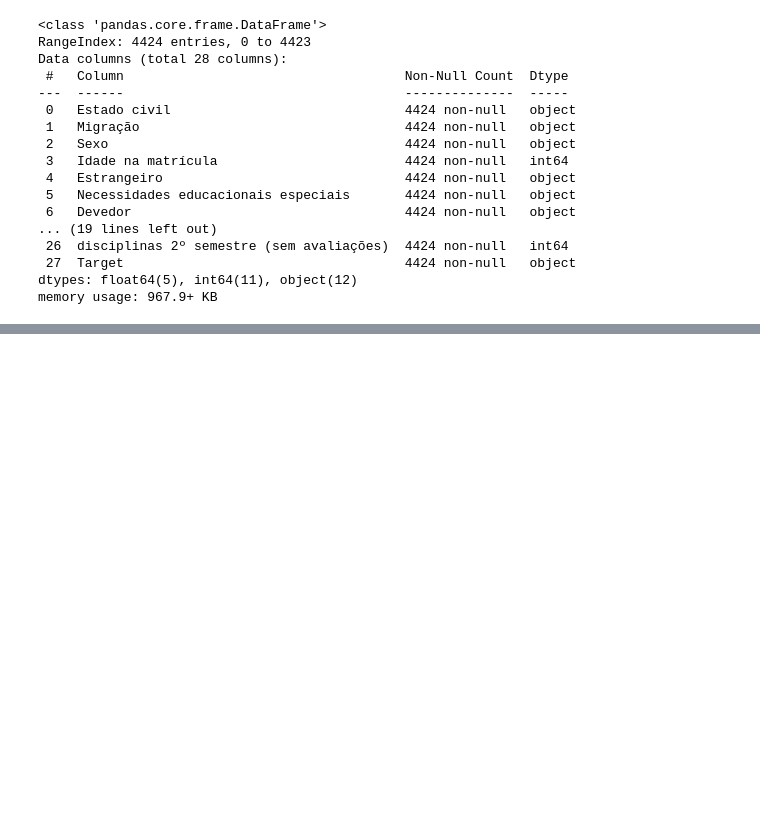
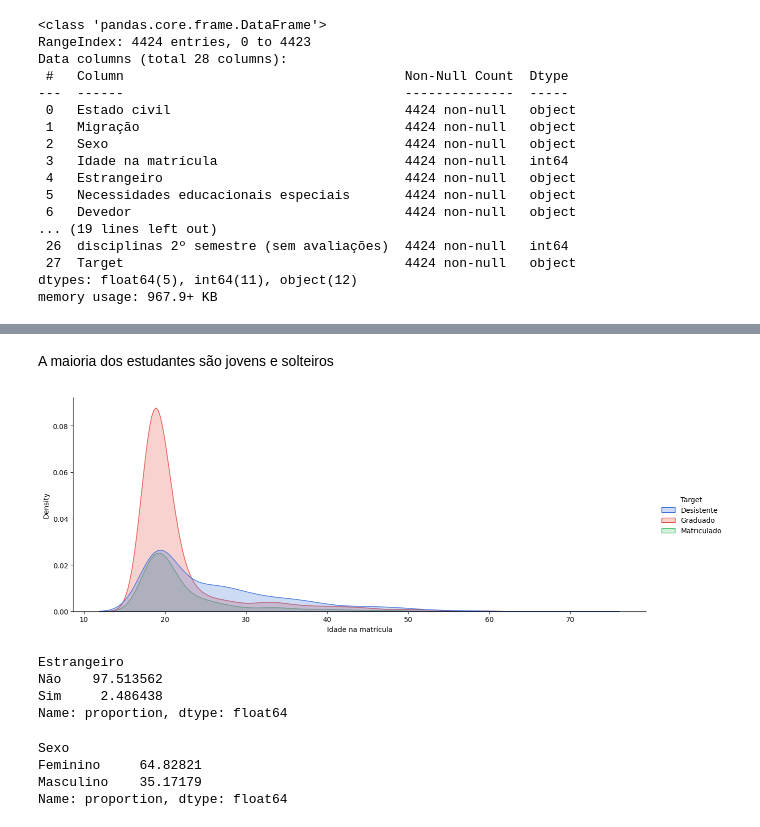
Before and after one commit to ledsouza/machine-learning-students-dropout, a Jupyter notebook: notebooks/classificacao.ipynb, the cells around one changed output, grey strips where cells are left out. Drawn from its saved outputs; the diff is of its cells as text; code cells hidden in the pictures; blank space fills up the shorter version.

Commit message:
adicionada novas visualizações gráficas

```diff
--- a/notebooks/classificacao.ipynb
+++ b/notebooks/classificacao.ipynb
@@ -41,0 +60,29 @@ memory usage: 967.9+ KB
+# %% [markdown]
+A maioria dos estudantes são jovens e solteiros
+# %%
+import matplotlib.pyplot as plt
+import seaborn as sns
+
+color_dict = {"Desistente": "#3b71db", "Graduado": "#e34c42", "Matriculado": "#4dc471"}
+sns.set_palette(list(color_dict.values()))
+
+hist_idade_matricula_target = sns.displot(
+    df_students, x="Idade na matrícula", hue="Target", kind="kde", fill=True, aspect=2.5
+)
+plt.show()
+# %% [output]
+[figure, added]
+# %%
+df_students["Estrangeiro"].value_counts(normalize=True)*100
+# %% [output]
+Estrangeiro
+Não    97.513562
+Sim     2.486438
+Name: proportion, dtype: float64
+# %%
+df_students["Sexo"].value_counts(normalize=True)*100
+# %% [output]
+Sexo
+Feminino     64.82821
+Masculino    35.17179
+Name: proportion, dtype: float64
```
Also changed, not shown: parts of 4 cells of this notebook, 1 other file.
